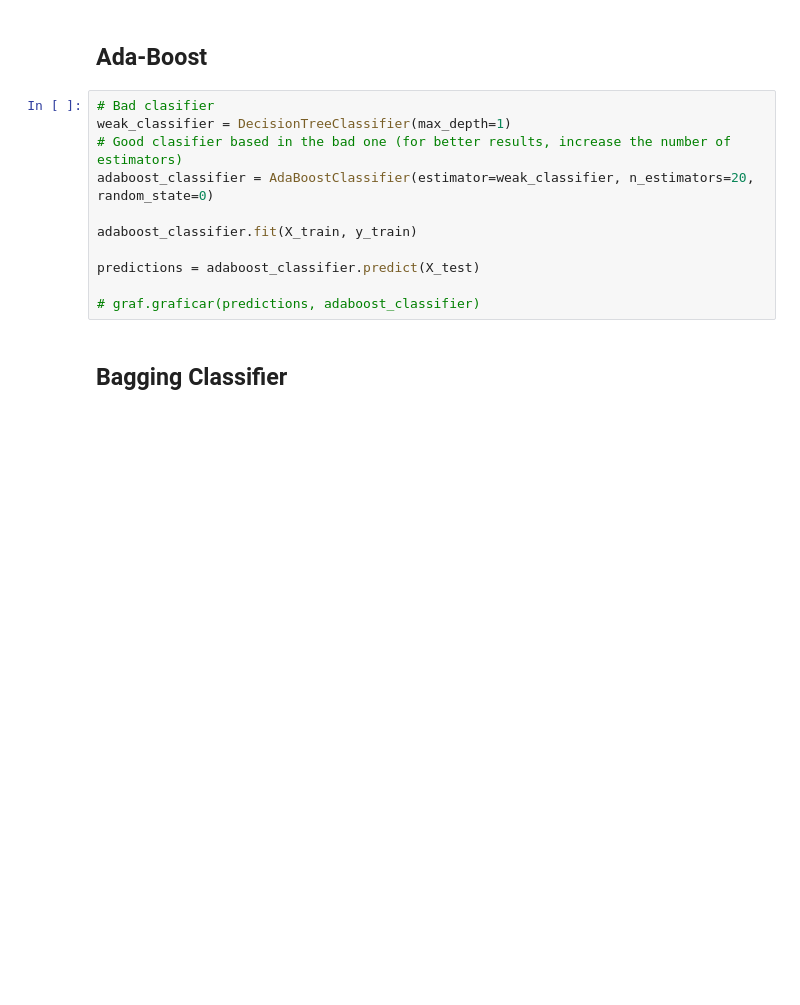
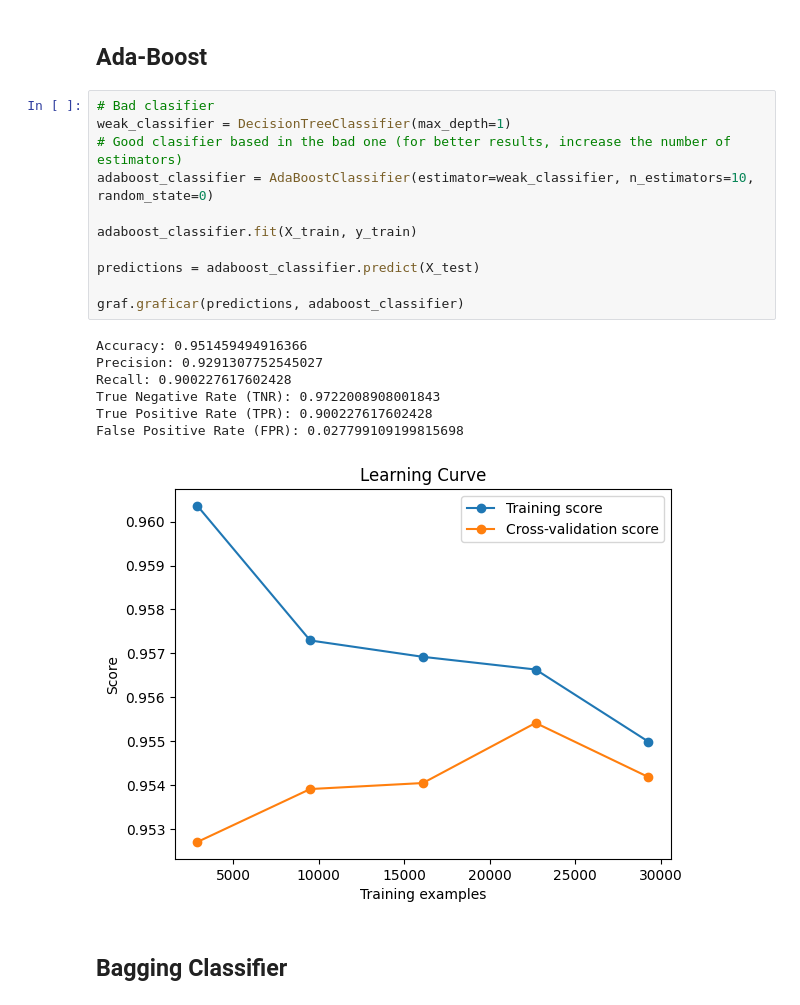
Before and after one commit to Santiago-Moron/MachineLearning-OBL1, a Jupyter notebook: ObligatorioML.ipynb, the cells around one changed output. Drawn from its saved outputs; the diff is of its cells as text; blank space fills up the shorter version.

```diff
--- a/ObligatorioML.ipynb
+++ b/ObligatorioML.ipynb
@@ -145,14 +153,22 @@ predictions = gb_classifier.predict(X_test)
 # %%
 # Bad clasifier
 weak_classifier = DecisionTreeClassifier(max_depth=1)
 # Good clasifier based in the bad one (for better results, increase the number of estimators)
-adaboost_classifier = AdaBoostClassifier(estimator=weak_classifier, n_estimators=20, random_state=0)
+adaboost_classifier = AdaBoostClassifier(estimator=weak_classifier, n_estimators=10, random_state=0)
 
 adaboost_classifier.fit(X_train, y_train)
 
 predictions = adaboost_classifier.predict(X_test)
 
-# graf.graficar(predictions, adaboost_classifier)
+graf.graficar(predictions, adaboost_classifier)
+# %% [output]
+Accuracy: 0.951459494916366
+Precision: 0.9291307752545027
+Recall: 0.900227617602428
+True Negative Rate (TNR): 0.9722008908001843
+True Positive Rate (TPR): 0.900227617602428
+False Positive Rate (FPR): 0.027799109199815698
+[figure, added]
 # %% [markdown]
 ## Bagging Classifier
 # %%
```
Also changed, not shown: parts of 15 cells of this notebook, 1 other file.
